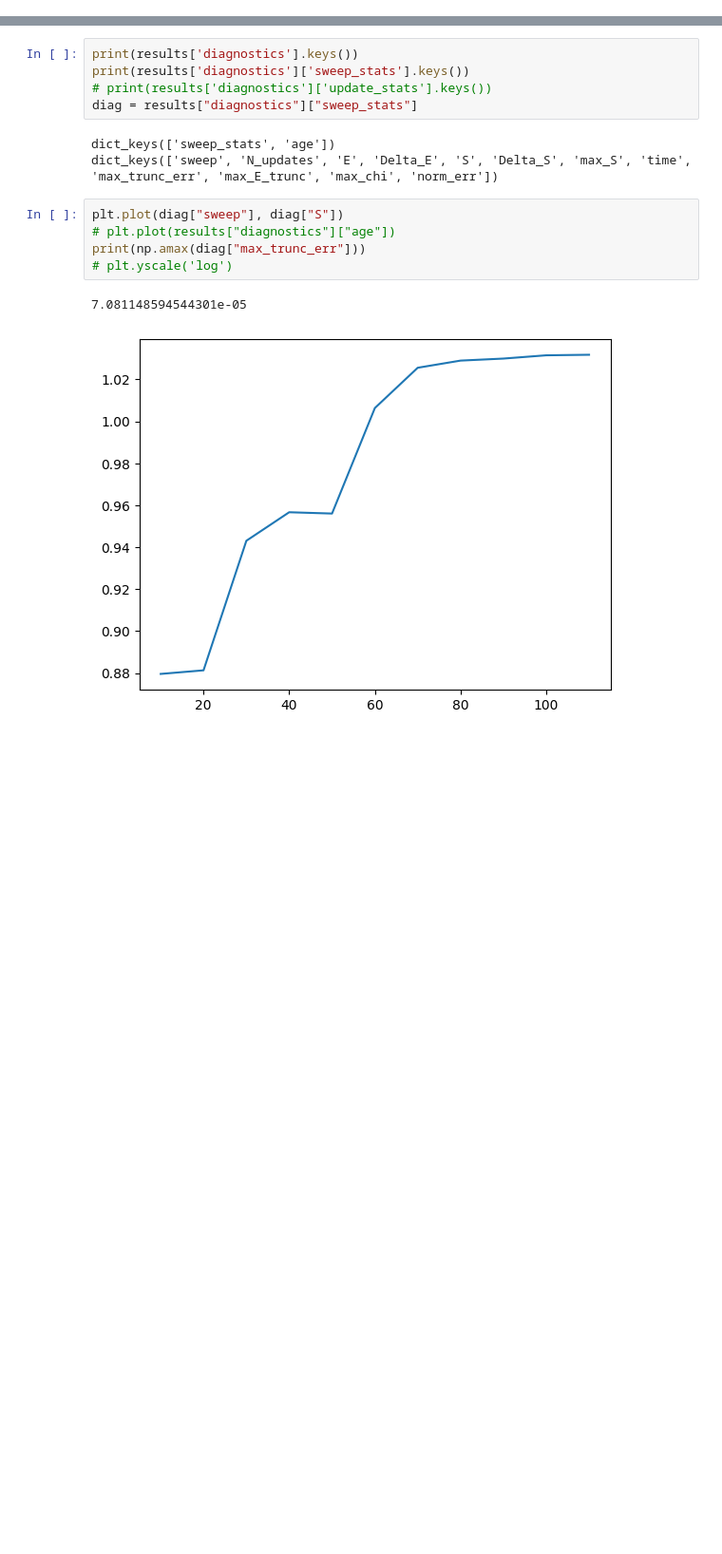
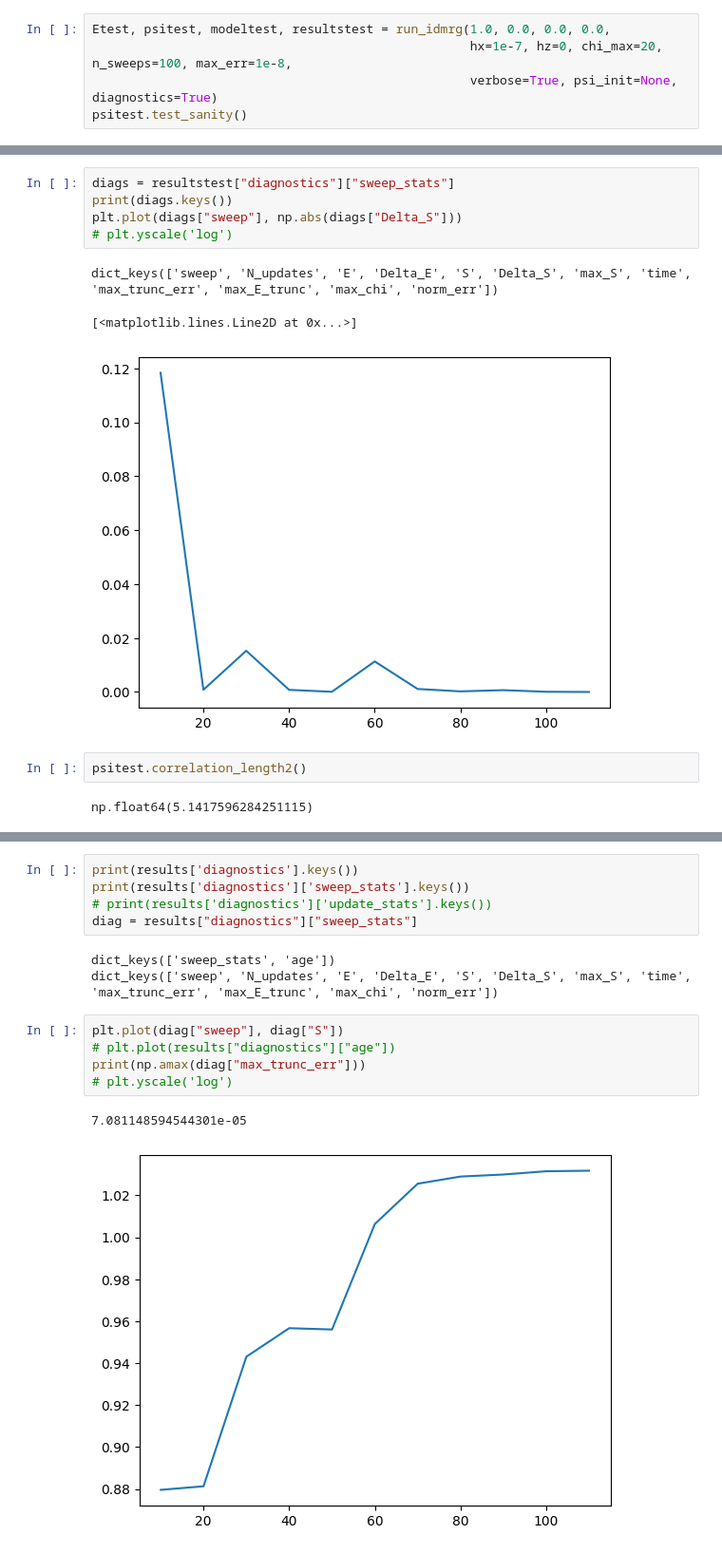
Before and after one commit to aravindhshankar/Spin1LongRangeOrder.jl, a Jupyter notebook: python/notebooks/diagnostics_helper.ipynb, the cells around one changed output, grey strips where cells are left out. Shown at 95% size. Saved outputs shown, nothing was run; the diff lists cells and outputs as text; blank space fills up the shorter version.

```diff
--- a/python/notebooks/diagnostics_helper.ipynb
+++ b/python/notebooks/diagnostics_helper.ipynb
@@ -97,3 +154,8 @@ def run_idmrg(t=1.0, U=4.0, Vpp=0.5, Vpm=1.5, chi_max=100, n_sweeps=12, max_err=
         }
 
     return E, psi, model, results
+# %%
+Etest, psitest, modeltest, resultstest = run_idmrg(1.0, 0.0, 0.0, 0.0,
+                                                   hx=1e-7, hz=0, chi_max=20, n_sweeps=100, max_err=1e-8,
+                                                   verbose=True, psi_init=None, diagnostics=True)
+psitest.test_sanity()
@@ -100 +212,14 @@ def run_idmrg(t=1.0, U=4.0, Vpp=0.5, Vpm=1.5, chi_max=100, n_sweeps=12, max_err=
+# %%
+diags = resultstest["diagnostics"]["sweep_stats"]
+print(diags.keys())
+plt.plot(diags["sweep"], np.abs(diags["Delta_S"]))
+# plt.yscale('log')
+# %% [output]
+dict_keys(['sweep', 'N_updates', 'E', 'Delta_E', 'S', 'Delta_S', 'max_S', 'time', 'max_trunc_err', 'max_E_trunc', 'max_chi', 'norm_err'])
+[<matplotlib.lines.Line2D at 0x...>]
+[figure, added]
+# %%
+psitest.correlation_length2()
+# %% [output]
+np.float64(5.1417596284251115)
 # %%
```
Also changed, not shown: parts of 5 cells of this notebook, 1 other file.
